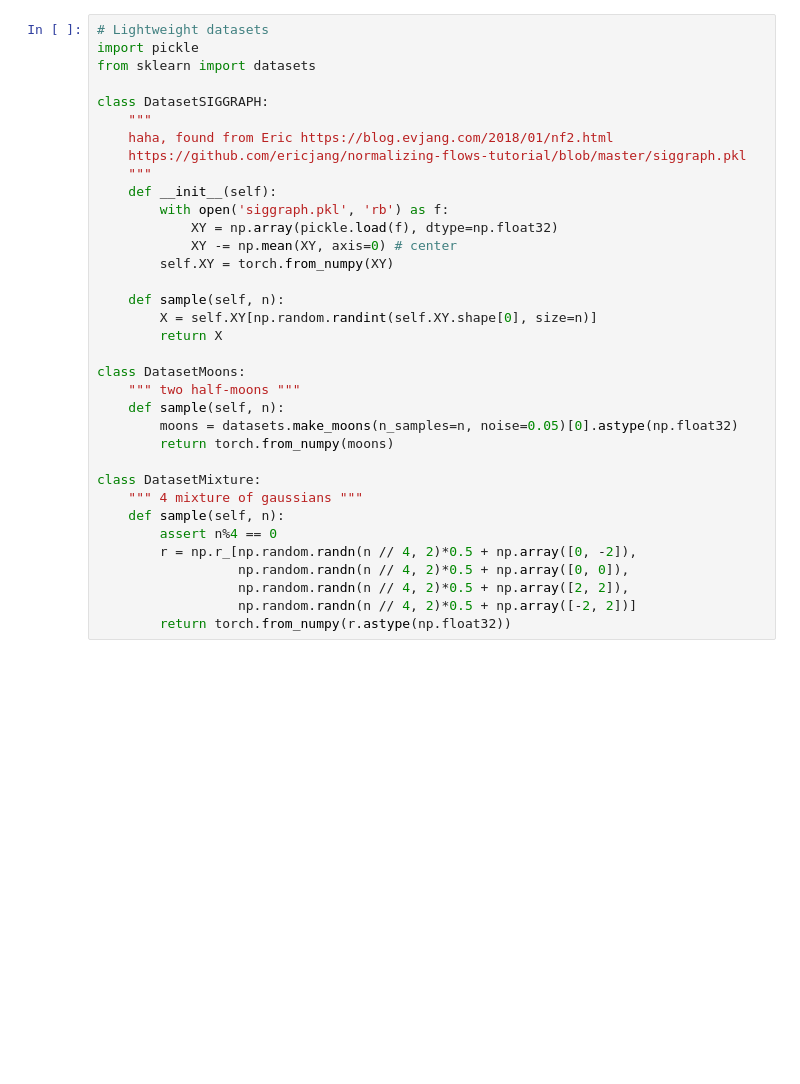
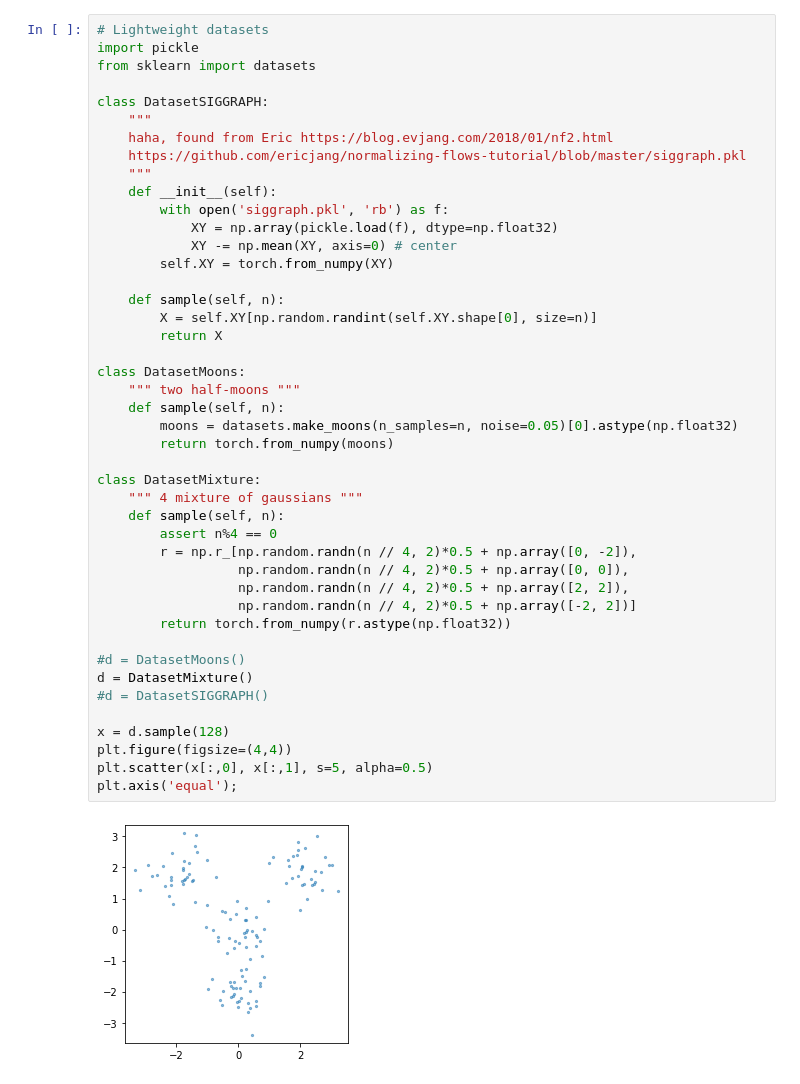
Before and after one commit to karpathy/pytorch-normalizing-flows, a Jupyter notebook: nflib1.ipynb, the cells around one changed output. Cells and saved outputs as stored; diff of their text form; blank space fills up the shorter version.

```diff
--- a/nflib1.ipynb
+++ b/nflib1.ipynb
@@ -64,30 +35,41 @@ from sklearn import datasets
 class DatasetSIGGRAPH:
     """
     haha, found from Eric https://blog.evjang.com/2018/01/nf2.html
     https://github.com/ericjang/normalizing-flows-tutorial/blob/master/siggraph.pkl
     """
     def __init__(self):
         with open('siggraph.pkl', 'rb') as f:
             XY = np.array(pickle.load(f), dtype=np.float32)
             XY -= np.mean(XY, axis=0) # center
         self.XY = torch.from_numpy(XY)
 
     def sample(self, n):
         X = self.XY[np.random.randint(self.XY.shape[0], size=n)]
         return X
 
 class DatasetMoons:
     """ two half-moons """
     def sample(self, n):
         moons = datasets.make_moons(n_samples=n, noise=0.05)[0].astype(np.float32)
         return torch.from_numpy(moons)
 
 class DatasetMixture:
     """ 4 mixture of gaussians """
     def sample(self, n):
         assert n%4 == 0
         r = np.r_[np.random.randn(n // 4, 2)*0.5 + np.array([0, -2]),
                   np.random.randn(n // 4, 2)*0.5 + np.array([0, 0]),
                   np.random.randn(n // 4, 2)*0.5 + np.array([2, 2]),
                   np.random.randn(n // 4, 2)*0.5 + np.array([-2, 2])]
         return torch.from_numpy(r.astype(np.float32))
+
+#d = DatasetMoons()
+d = DatasetMixture()
+#d = DatasetSIGGRAPH()
+
+x = d.sample(128)
+plt.figure(figsize=(4,4))
+plt.scatter(x[:,0], x[:,1], s=5, alpha=0.5)
+plt.axis('equal');
+# %% [output]
+[figure, added]
```
Also changed, not shown: parts of 11 cells of this notebook, 5 other files.
